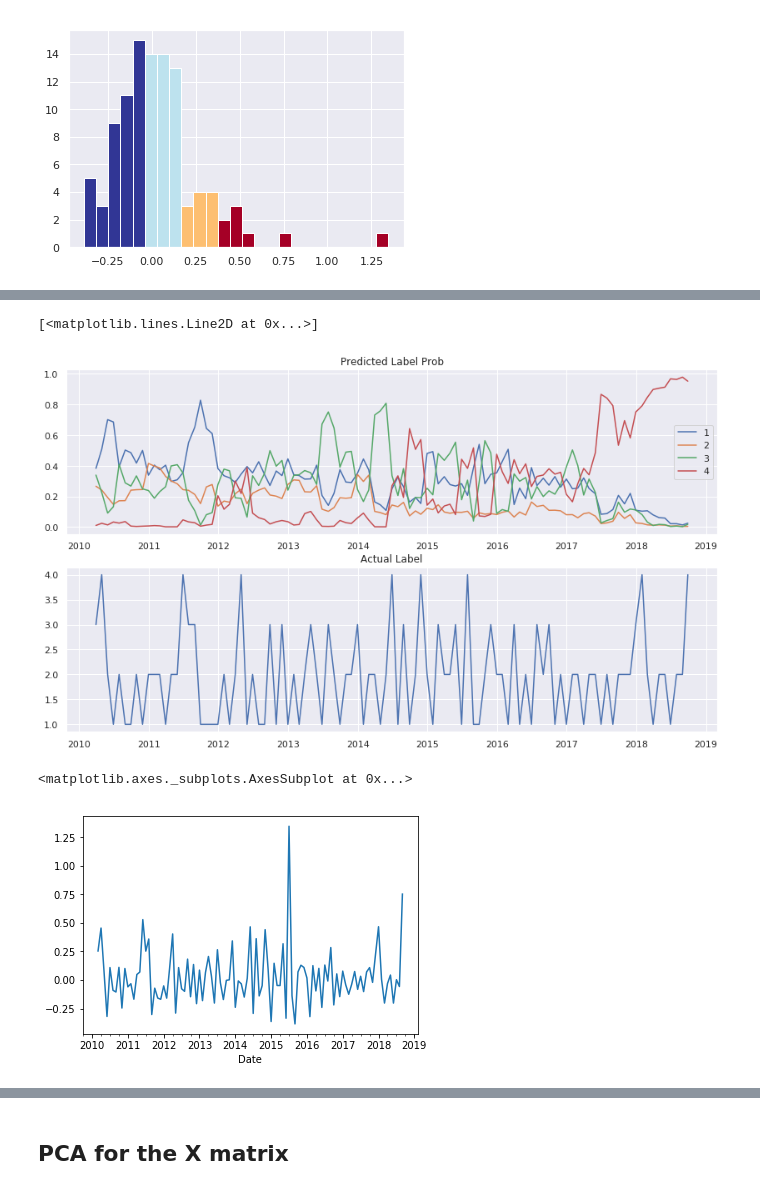
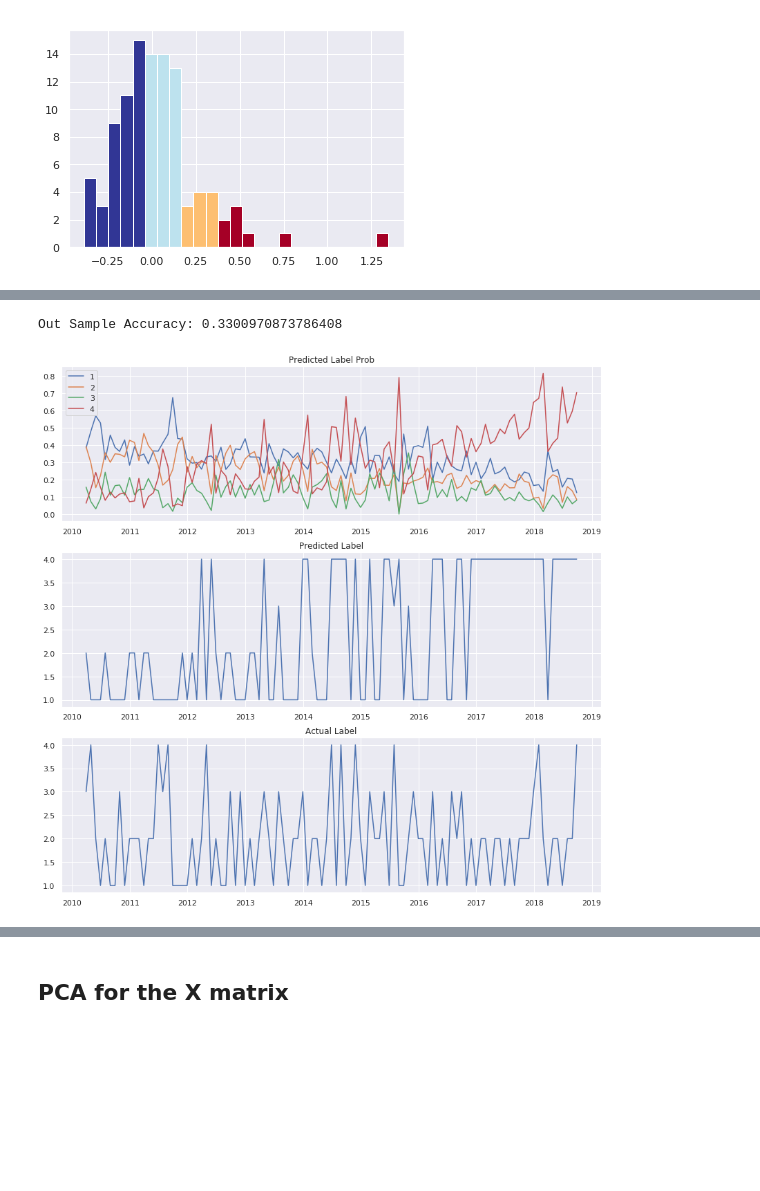
Before and after one commit to ShawnZhouu/VIXPrediction, a Jupyter notebook: MacroPredictsVIX.ipynb, the cells around one changed output, grey strips where cells are left out. Drawn from its saved outputs; the diff is of its cells as text; code cells hidden in the pictures; blank space fills up the shorter version.

```diff
--- a/MacroPredictsVIX.ipynb
+++ b/MacroPredictsVIX.ipynb
@@ -167,0 +225,17 @@ labeled_hist(y_test_ret.astype(float), bins = 25)
+# %%
+from sklearn.linear_model import LogisticRegression
+from sklearn import preprocessing
+from sklearn.model_selection import cross_val_score
+
+scaler = preprocessing.StandardScaler().fit(X_train)
+X_train_ = pd.DataFrame(scaler.transform(X_train),columns = X_train.columns, index = X_train.index)
+X_test_ = pd.DataFrame(scaler.transform(X_test), columns = X_test.columns, index = X_test.index)
+
+cv_mse = []
+for pen in np.arange(0.025,.5,.025):
+    clf = LogisticRegression(random_state=0, C=pen, class_weight='balanced', multi_class = 'multinomial',solver='lbfgs')
+    cv_mse.append(np.mean(cross_val_score(clf, X_train_, y_train, cv=4, scoring = 'accuracy')))
+
+fig = plt.figure(figsize=(12,4))
+plt.plot(np.arange(0.025,.5,.025),cv_mse)
+plt.xticks(np.arange(0.025,.5,.025));
@@ -168,6 +252,4 @@ labeled_hist(y_test_ret.astype(float), bins = 25)
 # %%
-from sklearn.linear_model import LogisticRegression
-
-clf = LogisticRegression(random_state=0, class_weight = 'balanced', multi_class = 'multinomial',solver='lbfgs').fit(X_train, y_train)
-clf.score(X_train,y_train)
+clf = LogisticRegression(random_state=0, C=.05,class_weight='balanced', multi_class = 'multinomial',solver='lbfgs').fit(X_train_, y_train)
+print('In Sample Accuracy:',clf.score(X_train_, y_train))
 # %% [output]
@@ -175,19 +264,20 @@ clf.score(X_train,y_train)
 # %%
-plt.figure(figsize=(14,8))
-plt.subplot(2,1,1)
+plt.figure(figsize=(14,14))
+plt.subplot(3,1,1)
 plt.title('Predicted Label Prob')
 for i in range(len(clf.classes_)):
-    plt.plot(y_test.index,clf.predict_proba(X_test)[:,i], label = clf.classes_[i])
+    plt.plot(y_test.index,clf.predict_proba(X_test_)[:,i], label = clf.classes_[i])
 plt.legend()
 
-plt.subplot(2,1,2)
+plt.subplot(3,1,2)
+plt.title('Predicted Label')
+plt.plot(y_test.index, clf.predict(X_test_))
+
+plt.subplot(3,1,3)
 plt.title('Actual Label')
 plt.plot(y_test)
+
+print('Out Sample Accuracy:', clf.score(X_test_,y_test))
 # %% [output]
-[<matplotlib.lines.Line2D at 0x...>]
+Out Sample Accuracy: 0.3300970873786408
-[figure, old version]
+[figure, new version]
-# %%
-y_test_ret.plot()
-# %% [output]
-<matplotlib.axes._subplots.AxesSubplot at 0x...>
-[figure, removed]
```
Also changed, not shown: parts of 36 cells of this notebook.
